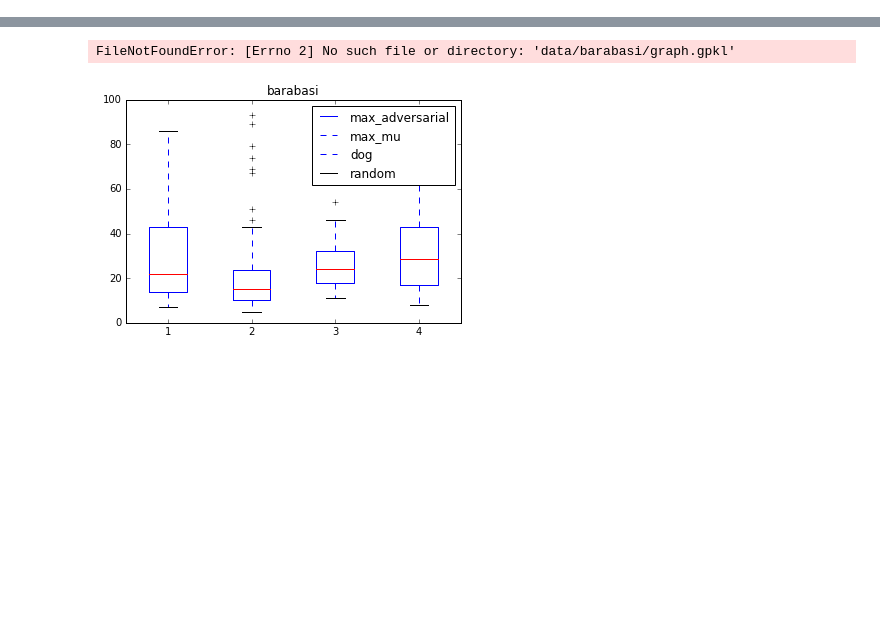
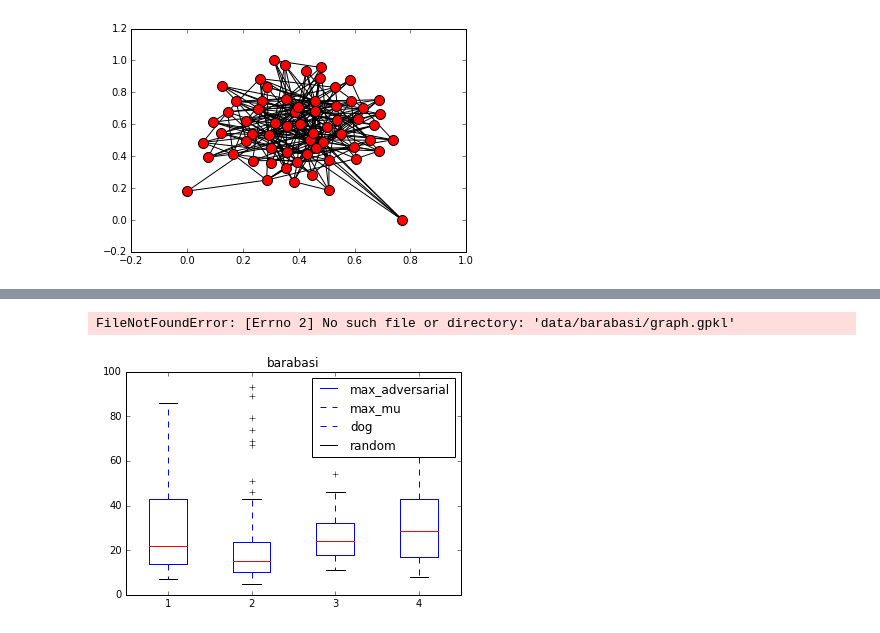
Before and after one commit to xiaohan2012/active-infection-source-finding, a Jupyter notebook: multiplicative_weight_update.ipynb, the cells around one changed output, grey strips where cells are left out. Drawn from its saved outputs; the diff is of its cells as text; code cells hidden in the pictures; blank space fills up the shorter version.

```diff
--- a/multiplicative_weight_update.ipynb
+++ b/multiplicative_weight_update.ipynb
@@ -19,3 +19,9 @@ from utils import infeciton_time2weight
 from mwu import main_routine as mwu, MAX_MU, MAX_ADV, RANDOM
 from synthetic_data import (load_data_by_gtype, GRID, KRONECKER_HIER, KRONECKER_PERI, KRONECKER_RAND,
                             PL_TREE, ER, BARABASI)
+# %%
+g = load_data_by_gtype('barabasi', '2-6')[0]
+pos = nx.spring_layout(g)
+nx.draw_networkx(g, pos, with_labels=False, node_size=100)
+# %% [output]
+[figure, added]
```
Also changed, not shown: parts of 1 cell of this notebook, 7 other files.
